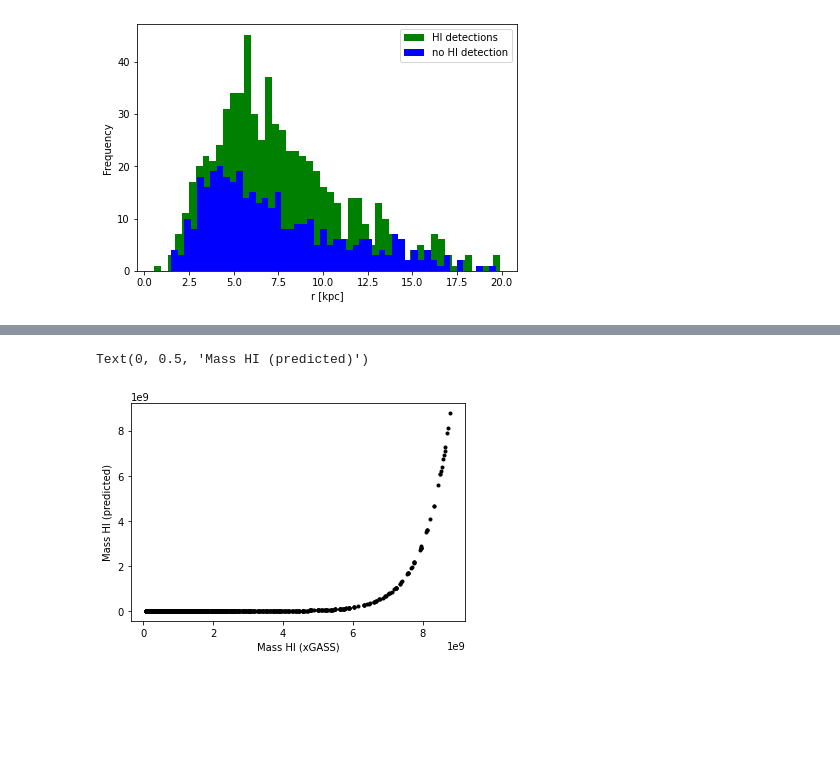
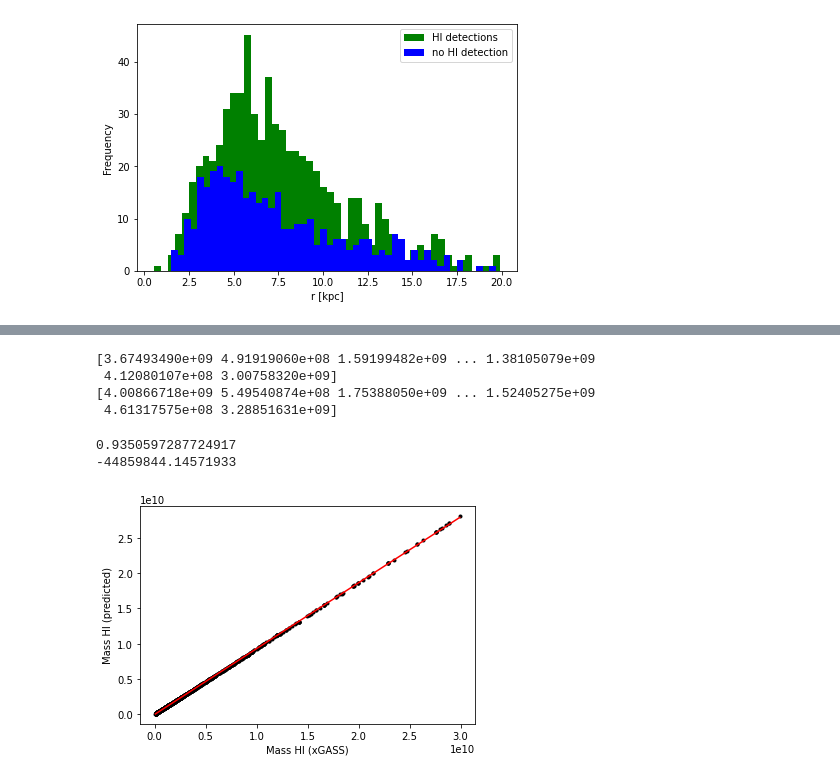
Before and after one commit to Luke-Williams-01/Luke-Williams-01, a Jupyter notebook: ICRARproject.ipynb, the cells around one changed output, grey strips where cells are left out. Drawn from its saved outputs; the diff is of its cells as text; code cells hidden in the pictures; blank space fills up the shorter version.

```diff
--- a/ICRARproject.ipynb
+++ b/ICRARproject.ipynb
@@ -350,15 +351,24 @@ print(ScaleR0)
 # This will be run for all of the galaxies and then the expected global HI mass can be plotted against the measured global HI mass
 # The less scatter present in this relation the more accurate the process to determine the HI mass outside the optical region will be
 
+ScaleR0 = newrrHI*RHI[0]
+SclR0pc = ScaleR0*1000
+SclR0pc2 = np.pi*((SclR0pc)**2)
+Sd = 10**newlgSigHI
+
 # Computing the integration via the trapezium method:
-x_arr0 = ScaleR0
-y_arr0 = newlgSigHI
-dx0 = (x_arr0[15] - x_arr0[0]) / len(x_arr0)
+x_arr0 = SclR0pc2
+y_arr0 = Sd
+dx0 = (x_arr0[15] - x_arr0[0]) / 16
 areas0 = np.trapz(y_arr0[0:15], x_arr0[0:15], dx = dx0)
 mHIpred0 = areas0
 
-print(x_arr0)
-print(y_arr0)
-print(mHIpred0)
+def trapezoidal(x,y):
+  h = (x[15] - x[0]) / len(x)
+  return 0.5*h*((y[0] + y[15]) + 2*np.sum(y[1:14]))
+
+AREA  = trapezoidal(x_arr0, y_arr0)
+
+print(np.log10(mHIpred0))
 print(lgMHI[0])
 # %% [output]
@@ -476,21 +406,31 @@ for i in range(Rl):
-# %%
-# Comparing how well the total predicted HI mass compares to the total HI mass from xGASS
-# Converting log(HI mass) to HI mass
-MassHI = lgMHI
-MassHIpred = lgMHIpred
-
-toobig = np.where(lgMHIpred > 10)
-MassHIpred1 = np.delete(MassHIpred, (toobig))
-MassHI1 = np.delete(MassHI, (toobig))
-
-#x1 = np.linspace(0, , 1000)
-#y1 = np.linspace(0, , 1000)
-#plt.plot(x1, y1, 'r-')
-
-plt.plot(10**MassHI1, 10**MassHIpred1, 'k.')
-
-plt.xlabel('Mass HI (xGASS)')
-plt.ylabel('Mass HI (predicted)')
-# %% [output]
-Text(0, 0.5, 'Mass HI (predicted)')
-[figure, removed]
+# %%
+print(MHIpred)
+print(10**lgMHI)
+# %% [output]
+[3.67493490e+09 4.91919060e+08 1.59199482e+09 ... 1.38105079e+09
+ 4.12080107e+08 3.00758320e+09]
+[4.00866718e+09 5.49540874e+08 1.75388050e+09 ... 1.52405275e+09
+ 4.61317575e+08 3.28851631e+09]
+# %%
+# Comparing how well the total predicted HI mass compares to the total HI mass from xGASS
+MassHI = 10**lgMHI
+MassHIpred = MHIpred
+# Fitting a line to the MHI(predicted) - MHI(xGASS) relation
+x = MassHI
+p = np.linspace(min(x), max(x), 100)
+y = MHIpred
+def linfun(x, m, c):
+    return m*x + c
+p0 = np.array([])
+popt, pcov = curve_fit(linfun, x, y)
+# Plotting
+plt.plot(MassHI, MassHIpred, 'k.')
+plt.xlabel('Mass HI (xGASS)')
+plt.ylabel('Mass HI (predicted)')
+plt.plot(p, linfun(p, *popt), 'r')
+print(popt[0])
+print(popt[1]);
+# %% [output]
+0.9350597287724917
+-44859844.14571933
+[figure, added]
```
Also changed, not shown: parts of 7 cells of this notebook.
